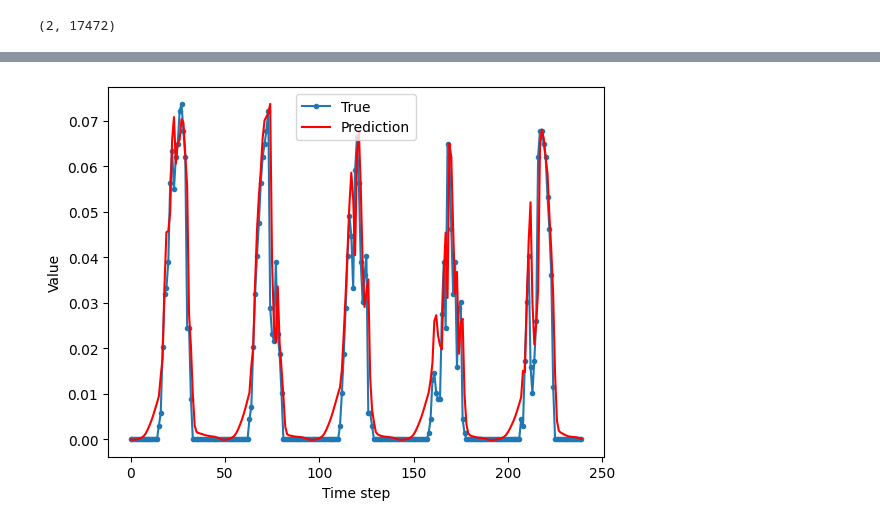
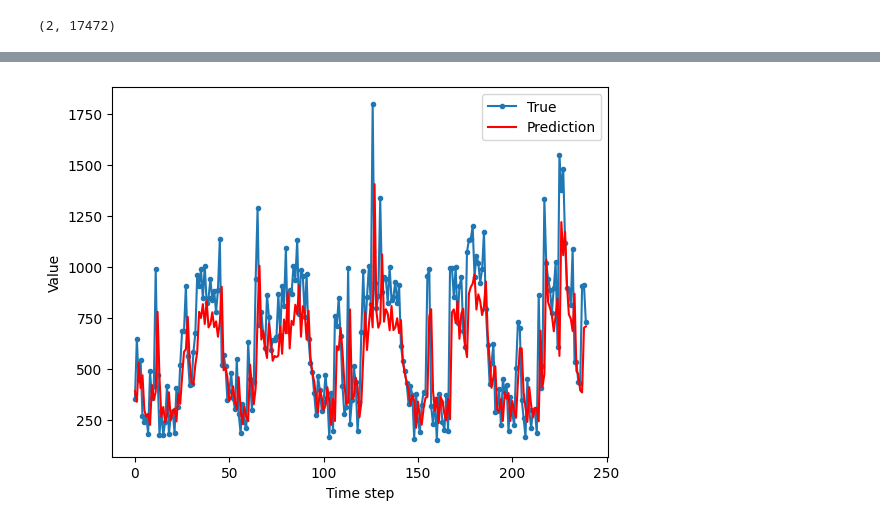
Before and after one commit to JunwookHeo/etc_project, a Jupyter notebook: proc_auggrid/federated.ipynb, the cells around one changed output, grey strips where cells are left out. Cells and saved outputs as stored; diff of their text form; code cells hidden in the pictures.

```diff
--- a/proc_auggrid/federated.ipynb
+++ b/proc_auggrid/federated.ipynb
@@ -53,7 +48,7 @@ customers = sorted(df.columns.levels[0])
 x_list = []
 y_list = []
 for c in customers[:12]:
-    tmp = df[c]['GG'].to_numpy()/normalize
+    tmp = df[c][FEATURE].to_numpy()/normalize
     tmp_x, tmp_y = gen_data(tmp, tmp, TS)
     x_list.append(tmp_x)
     y_list.append(tmp_y)
@@ -104,6 +95,6 @@ def create_model():
         LSTM(16),
         Dense(1)
     ])
-    model.compile(loss='mean_squared_error', optimizer='adam', metrics='accuracy')
+    model.compile(loss='mean_squared_error', optimizer='adam', metrics=['accuracy'])
     return model
 # %%
@@ -129,5 +118,5 @@ _________________________________________________________________
 # %%
-# 클라이언트 모델 초기화
+# Initialize client models
 def initialize_client_models(num_clients, global_weights=None):
     client_models = []
     for _ in range(num_clients):
@@ -137,16 +126,16 @@ def initialize_client_models(num_clients, global_weights=None):
         client_models.append(model)
     return client_models
 
-# FedAvg로 글로벌 모델 업데이트 함수
+# Average weight for federated model
 def federated_averaging(client_models, client_data):
     global_model = create_model()
 
-    # 클라이언트 데이터 샘플 수를 기준으로 가중치 계산
+    # Calculate weights for each client modle based on number of samples
     num_samples = [data[0].shape[0] for data in client_data]
     total_samples = sum(num_samples)
     client_weights = [samples / total_samples for samples in num_samples]
 
-    # 각 클라이언트의 가중치를 평균화
+    # Averge weights of each client model for global model
     model_weights = [model.get_weights() for model in client_models]
     average_weights = []
     for weights_list in zip(*model_weights):
@@ -155,8 +144,8 @@ def federated_averaging(client_models, client_data):
     global_model.set_weights(average_weights)
     return global_model
 
-# 각 클라이언트 모델 학습 함수
-def train_client_model(client_data, model, epochs=1, batch_size=32):
+# Train client models
+def train_client_model(client_data, model, epochs=1, batch_size=64):
     print(client_data[0].shape)
     # history = model.fit(client_data[0], client_data[1], epochs=epochs, batch_size=batch_size, verbose=1)
     for x, y in zip(client_data[0], client_data[1]):
@@ -174,11 +163,11 @@ def evaluate_global(model, x_test, y_test):
 
     return total_test_loss/(len(x_test)), total_test_acc/(len(y_test))
 
-# 연합 학습 반복 함수
+# Learing global model
 def federated_learning(num_rounds, num_clients, client_data):
-    # 초기 글로벌 모델 설정
+    # Create global model
     global_model = create_model()
-    global_model_accuracies = []
+    global_model_loss = []
 
     for round in range(num_rounds):
         print(f"Round {round + 1}/{num_rounds}")
@@ -186,7 +175,7 @@ def federated_learning(num_rounds, num_clients, client_data):
         # 클라이언트 모델 초기화
         client_models = initialize_client_models(num_clients, global_weights=global_model.get_weights())
 
-        # 클라이언트 모델 학습
+        # Training client models
         for i in range(num_clients):
             print(f"Training client model {i + 1}...")
             train_client_model(client_data[i], client_models[i])
@@ -197,19 +186,19 @@ def federated_learning(num_rounds, num_clients, client_data):
         # Evaluate Global model
         # test_loss, test_acc = global_model.evaluate(x_test[0], y_test[0], verbose=0)
         test_loss, test_acc = evaluate_global(global_model, x_test, y_test)
-        global_model_accuracies.append(test_acc * 100)
-        print(f'Global model test accuracy: {test_acc * 100:.2f}%')
+        global_model_loss.append(test_loss)
+        print(f'Global model test loss: {test_loss:.8f}')
 
         # Show learning status
         # client_accuracies = [model.evaluate(x_test, y_test, verbose=0)[1] for model in client_models]
-        client_accuracies = [evaluate_global(model, x_test, y_test)[1] for model in client_models]
+        client_loss = [evaluate_global(model, x_test, y_test)[0] for model in client_models]
 
         plt.figure(figsize=(10, 6))
-        plt.plot(range(num_clients), client_accuracies, 'bo-', label='Client Models')
+        plt.plot(range(num_clients), client_loss, 'bo-', label='Client Models')
         plt.axhline(y=test_acc, color='r', linestyle='-', label='Global Model')
         plt.xlabel('Client')
-        plt.ylabel('Accuracy')
-        plt.title(f'Client Models vs Global Model Accuracy (Round {round + 1})')
+        plt.ylabel('Loss')
+        plt.title(f'Client Models vs Global Model Loss (Round {round + 1})')
         plt.legend()
         plt.show()
 
@@ -236,13 +225,13 @@ def federated_learning(num_rounds, num_clients, client_data):
 
         plt.show()
 
-    return global_model, global_model_accuracies
+    return global_model, global_model_loss
 # %%
 print(x_test.shape, y_test.shape)
 
 # 연합 학습 수행
 num_rounds = 2
-global_model, global_model_accuracies = federated_learning(num_rounds, num_clients, client_data)
+global_model, global_model_loss = federated_learning(num_rounds, num_clients, client_data)
 # %% [output]
 (2, 17472, 48, 1) (2, 17472)
 Round 1/2
@@ -316,7 +305,7 @@ Final global model test accuracy: 53.37%
 # %%
 y_pred = global_model.predict(x_test[0])
-plt.plot(y_test[0][:48*5], marker='.', label='True')
-plt.plot(y_pred[:48*5], 'r', label='Prediction')
+plt.plot(y_test[0][:48*5]*normalize, marker='.', label='True')
+plt.plot(y_pred[:48*5]*normalize, 'r', label='Prediction')
 plt.ylabel('Value')
 plt.xlabel('Time step')
 plt.legend()
@@ -326 +315 @@ plt.show()
-[figure, old version]
+[figure, new version]
```
Also changed, not shown: parts of 10 cells of this notebook.
